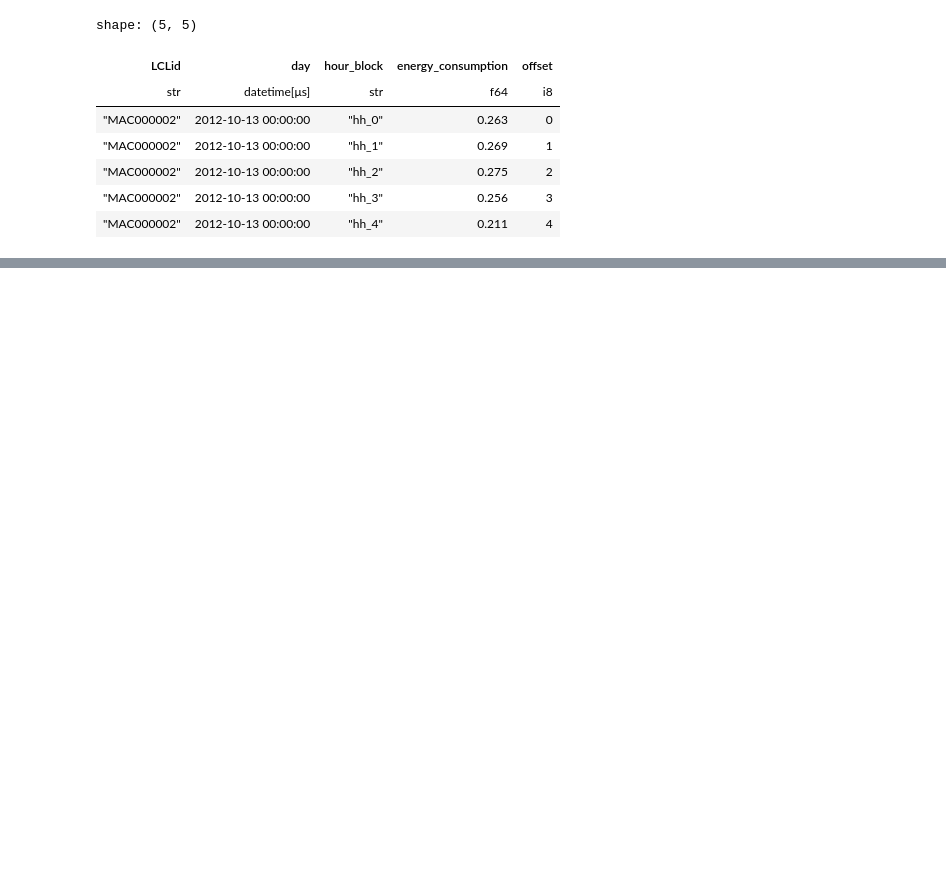
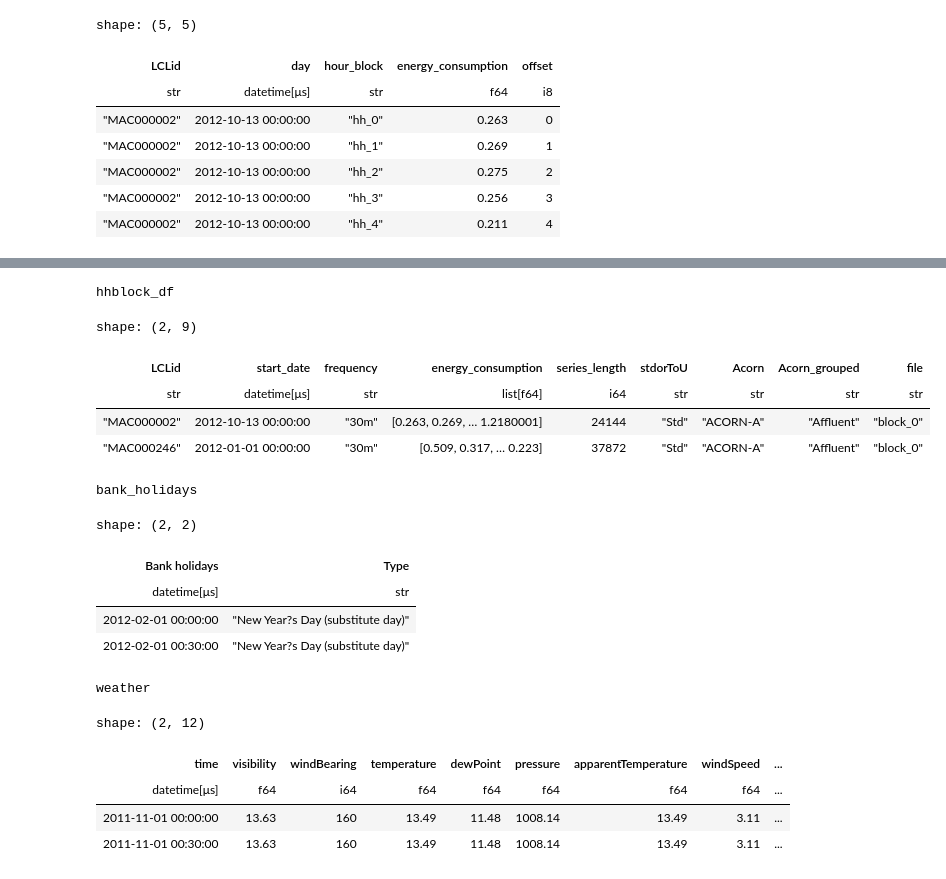
Before and after one commit to chineidu/Time-series-lab, a Jupyter notebook: notebooks/ch_2/01-lab.ipynb, the cells around one changed output, grey strips where cells are left out. Saved outputs shown, nothing was run; the diff lists cells and outputs as text; code cells hidden in the pictures; blank space fills up the shorter version.

```diff
--- a/notebooks/ch_2/01-lab.ipynb
+++ b/notebooks/ch_2/01-lab.ipynb
@@ -685 +931,29 @@ A.group_by(
+# %%
+print("hhblock_df")
+display(hhblock_df.head(2))
+
+print("bank_holidays")
+display(bank_holidays_resampled.head(2))
+
+print("weather")
+display(weather_resampled.head(2))
+# %% [output]
+hhblock_df
+shape: (2, 9)
+| LCLid | start_date | frequency | energy_consumption | series_length | stdorToU | Acorn | Acorn_grouped | file |
+| str | datetime[μs] | str | list[f64] | i64 | str | str | str | str |
+| "MAC000002" | 2012-10-13 00:00:00 | "30m" | [0.263, 0.269, … 1.2180001] | 24144 | "Std" | "ACORN-A" | "Affluent" | "block_0" |
+| "MAC000246" | 2012-01-01 00:00:00 | "30m" | [0.509, 0.317, … 0.223] | 37872 | "Std" | "ACORN-A" | "Affluent" | "block_0" |
+bank_holidays
+shape: (2, 2)
+| Bank holidays | Type |
+| datetime[μs] | str |
+| 2012-02-01 00:00:00 | "New Year?s Day (substitute day)" |
+| 2012-02-01 00:30:00 | "New Year?s Day (substitute day)" |
+weather
+shape: (2, 12)
+| time | visibility | windBearing | temperature | dewPoint | pressure | apparentTemperature | windSpeed | ... |
+| datetime[μs] | f64 | i64 | f64 | f64 | f64 | f64 | f64 | ... |
+| 2011-11-01 00:00:00 | 13.63 | 160 | 13.49 | 11.48 | 1008.14 | 13.49 | 3.11 | ... |
+| 2011-11-01 00:30:00 | 13.63 | 160 | 13.49 | 11.48 | 1008.14 | 13.49 | 3.11 | ... |
 # %%
```
Also changed, not shown: parts of 21 cells of this notebook.
